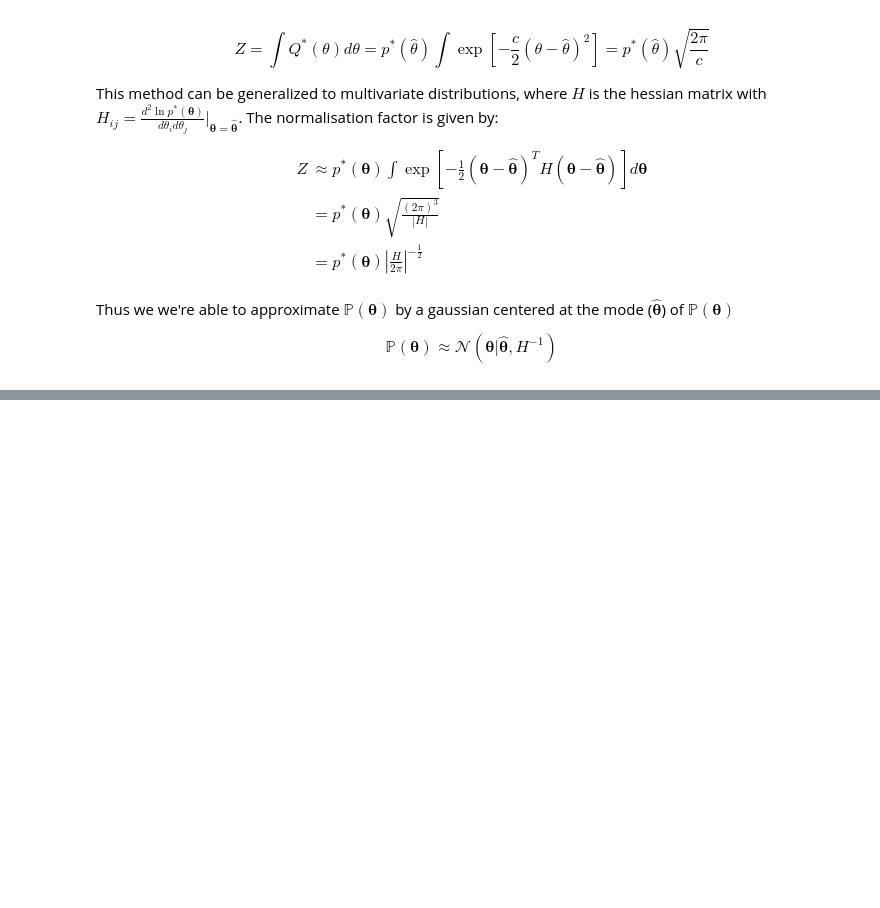
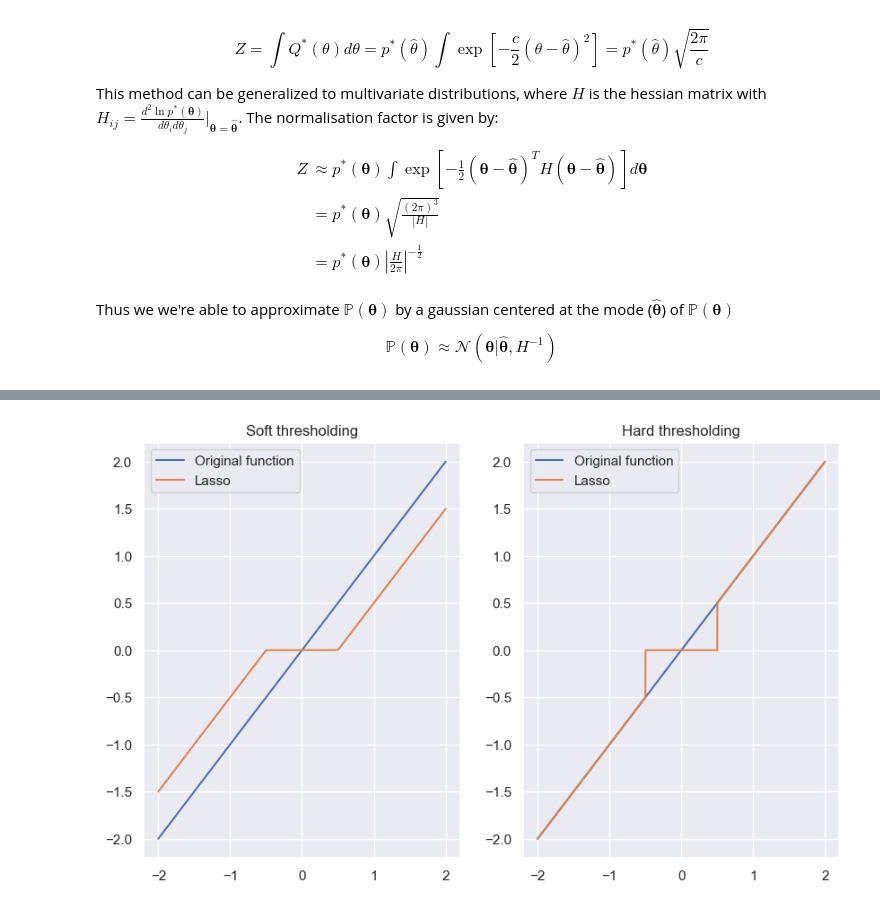
Before and after one commit to MathieuGr02/mathieugr.github.io, a Jupyter notebook: _notebooks/Machine-Learning/2024-04-27-Regression.ipynb, the cells around one changed output, grey strips where cells are left out. Cells and saved outputs as stored; diff of their text form; code cells hidden in the pictures; blank space fills up the shorter version.

```diff
--- a/_notebooks/Machine-Learning/2024-04-27-Regression.ipynb
+++ b/_notebooks/Machine-Learning/2024-04-27-Regression.ipynb
@@ -552,0 +685,24 @@ We choose the MAP estimate $\mathbf{\hat{\gamma}} = \arg \max_{\mathbf{\gamma}}
+# %%
+x = np.arange(-2, 2, 0.001)
+
+bound = [-0.5, 0.5]
+
+soft = [x_i if (x_i < bound[0] or x_i > bound[1]) else 0 for x_i in x]
+soft = [x_i + 0.5 if x_i < bound[0] else x_i for x_i in soft]
+soft = [x_i - 0.5 if x_i > bound[1] else x_i for x_i in soft]
+
+hard = [x_i if (x_i < bound[0] or x_i > bound[1]) else 0 for x_i in x]
+
+fig, axs = plt.subplots(1, 2, figsize=(10, 6))
+
+axs[0].set_title('Soft thresholding')
+axs[0].plot(x, x, label='Original function')
+axs[0].plot(x, soft, label='Lasso')
+axs[0].legend()
+
+axs[1].set_title('Hard thresholding')
+axs[1].plot(x, x, label='Original function')
+axs[1].plot(x, hard, label='Lasso')
+axs[1].legend();
+# %% [output]
+[figure, added]
```
Also changed, not shown: parts of 4 cells of this notebook, 9 other files.
